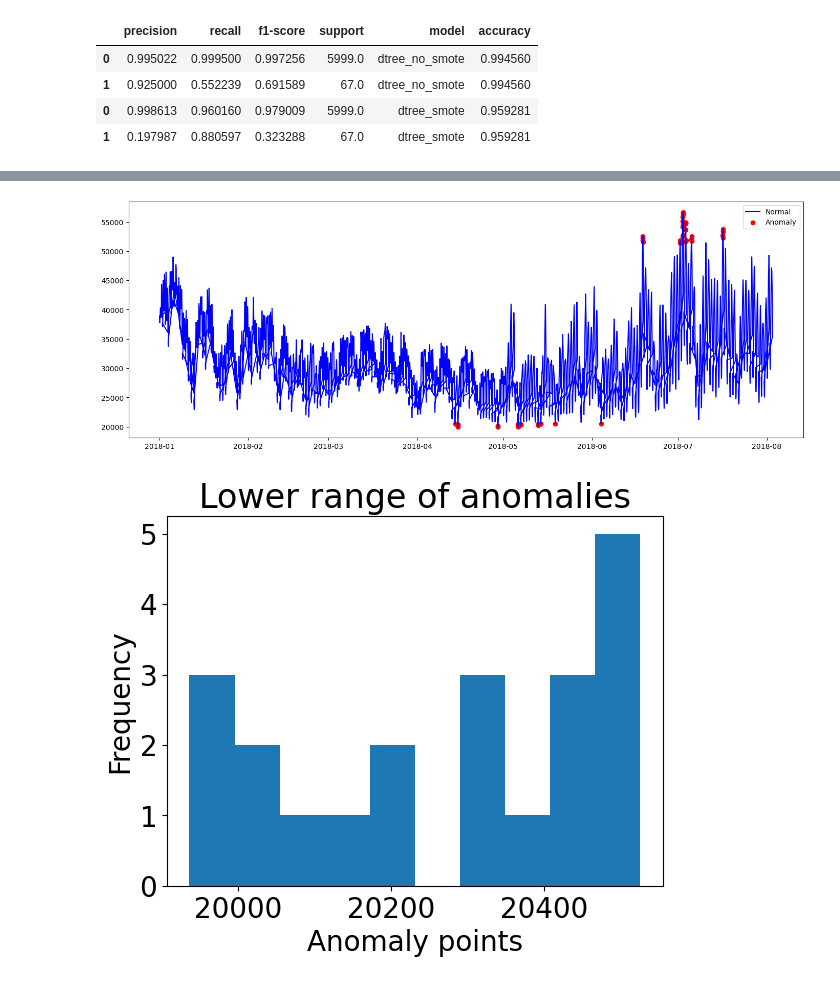
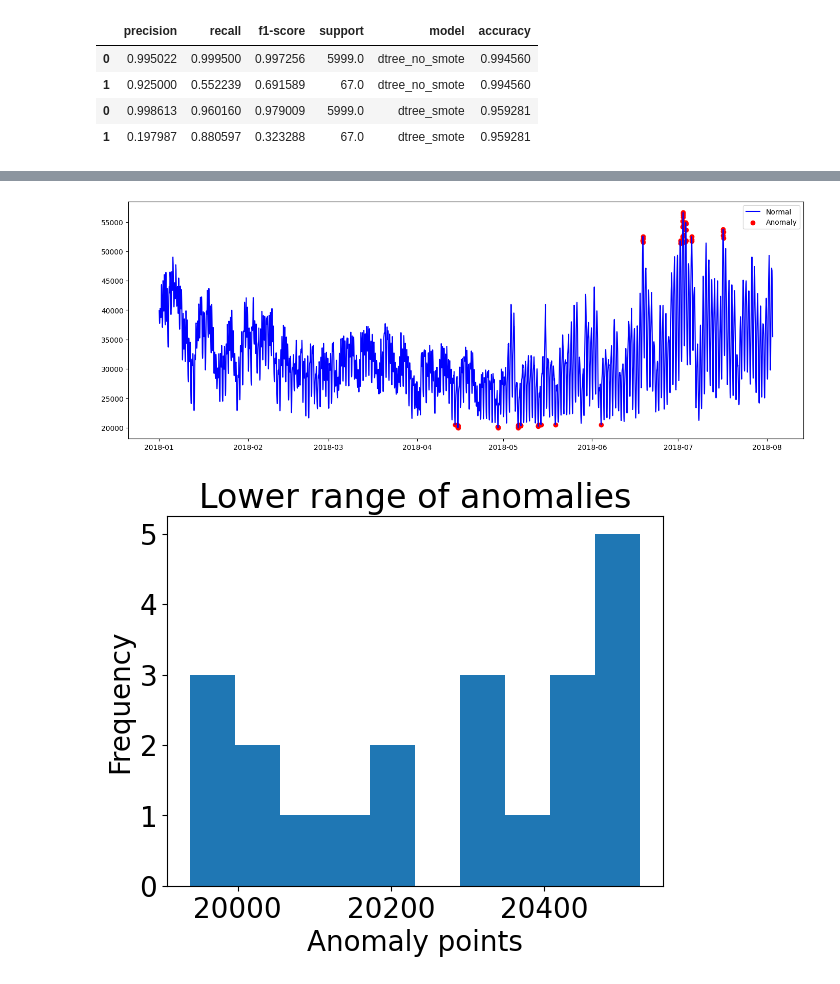
Before and after one commit to maptv/AnomalyDetection, a Jupyter notebook: Part 3-4/anomaly-detection-part-3-4-code.ipynb, the cells around one changed output, grey strips where cells are left out. Cells and saved outputs as stored; diff of their text form; code cells hidden in the pictures.

```diff
--- a/Part 3-4/anomaly-detection-part-3-4-code.ipynb
+++ b/Part 3-4/anomaly-detection-part-3-4-code.ipynb
@@ -466,7 +379,0 @@ pjm_energy.head()
-# %%
-# =================================================-
-#### Slide 6: Data: preprocessing  ####
-
-pjm_energy.info()
-pjm_energy = pjm_energy[pjm_energy["Datetime"] > "2018-01-01 00:00:00"]
-pjm_energy.shape
@@ -483,0 +380,7 @@ memory usage: 2.2 MB
+# %%
+# =================================================-
+#### Slide 6: Data: preprocessing  ####
+
+pjm_energy.info()
+pjm_energy = pjm_energy["2018":]
+pjm_energy.shape
@@ -495,3 +413,5 @@ pjm_energy["anomaly"] = lof_energy_model.fit_predict(
+# %%
+pjm_energy = pjm_energy.reset_index()
 # %%
 # =================================================-
 #### Slide 11: LOF - visualize anomalies  ####
@@ -508,14 +428,15 @@ lof_upper_anomalies = lof_anomalies[lof_anomalies["PJME_MW"] > upper_threshold][
 lof_lower_anomalies = lof_anomalies[lof_anomalies["PJME_MW"] < lower_threshold][
     "PJME_MW"
 ]
+# %%
+pjm_energy = pjm_energy.sort_values("Datetime")
 # %%
 fig, ax = plt.subplots(figsize=(17, 6))
-a = pjm_energy.loc[pjm_energy["anomaly"] == -1, ["Datetime", "PJME_MW"]]  # anomaly
 ax.plot(pjm_energy["Datetime"], pjm_energy["PJME_MW"], color="blue", label="Normal")
-ax.scatter(a["Datetime"], a["PJME_MW"], color="red", label="Anomaly")
+ax.scatter(lof_anomalies["Datetime"], lof_anomalies["PJME_MW"], color="red", label="Anomaly")
 plt.legend();
 # %% [output]
-[figure, old version]
+[figure, new version]
 # %%
 plt.rcParams.update({"font.size": 20})
 plt.hist(lof_lower_anomalies)
```
Also changed, not shown: parts of 46 cells of this notebook.
